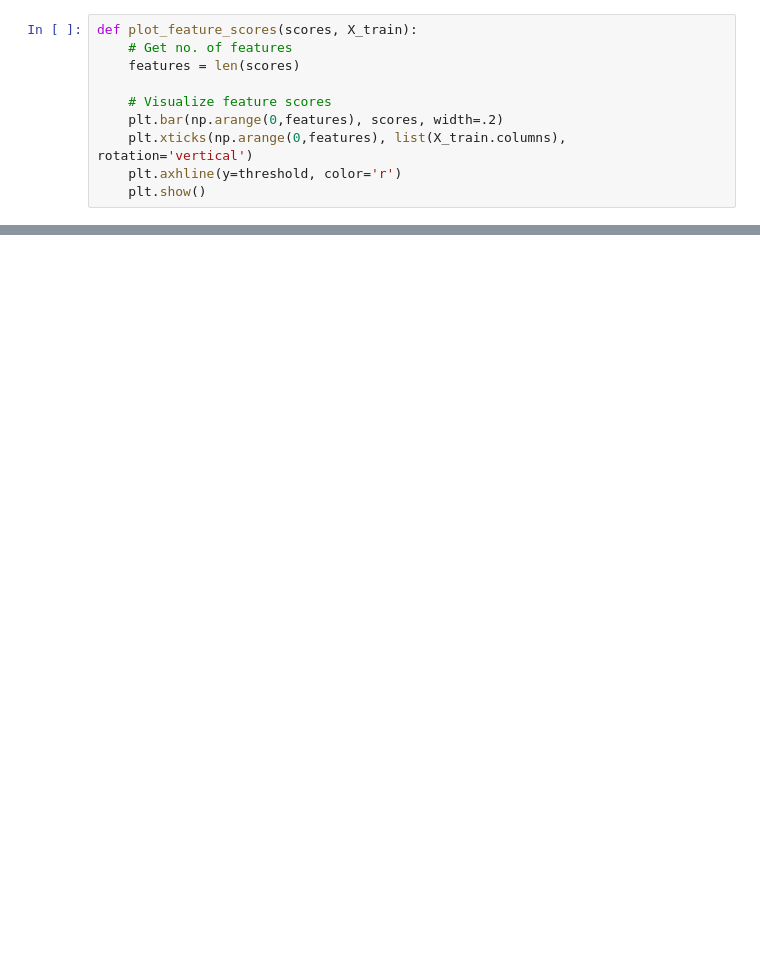
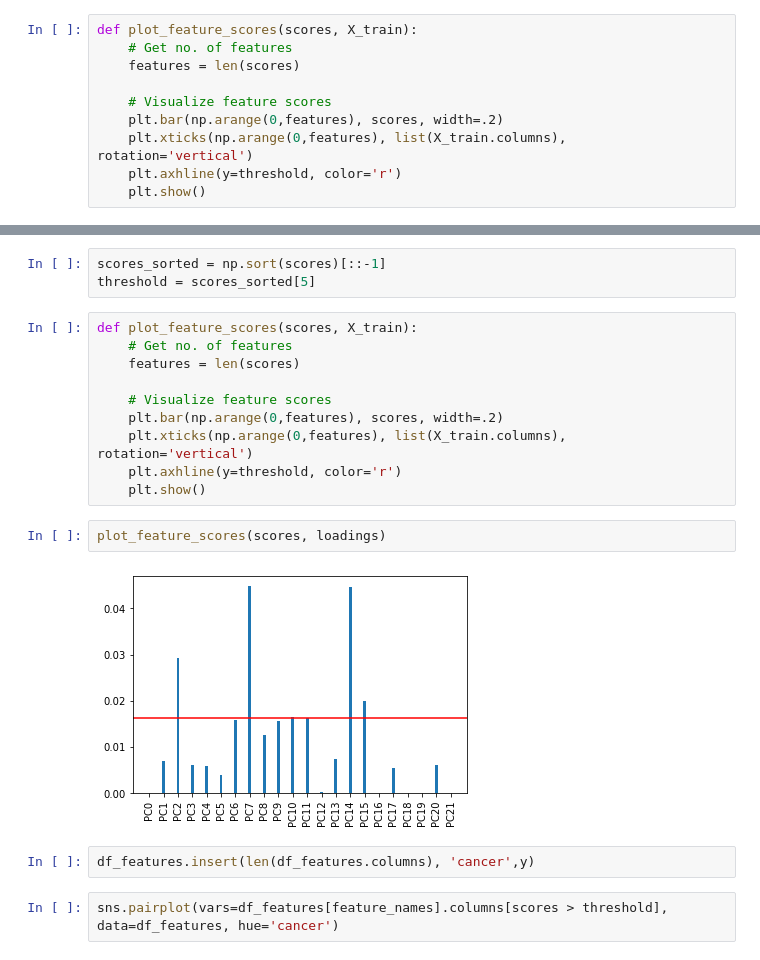
Before and after one commit to julielhagen/First-Year-Project, a Jupyter notebook: pyScripts/Feature selection.ipynb, the cells around one changed output, grey strips where cells are left out. Drawn from its saved outputs; the diff is of its cells as text; blank space fills up the shorter version.

```diff
--- a/pyScripts/Feature selection.ipynb
+++ b/pyScripts/Feature selection.ipynb
@@ -46,0 +102,21 @@ plot_feature_scores(scores, X_train)
+# %%
+scores_sorted = np.sort(scores)[::-1]
+threshold = scores_sorted[5]
+# %%
+def plot_feature_scores(scores, X_train):
+    # Get no. of features
+    features = len(scores)
+
+    # Visualize feature scores
+    plt.bar(np.arange(0,features), scores, width=.2)
+    plt.xticks(np.arange(0,features), list(X_train.columns), rotation='vertical')
+    plt.axhline(y=threshold, color='r')
+    plt.show()
+# %%
+plot_feature_scores(scores, loadings)
+# %% [output]
+[figure, added]
+# %%
+df_features.insert(len(df_features.columns), 'cancer',y)
+# %%
+sns.pairplot(vars=df_features[feature_names].columns[scores > threshold], data=df_features, hue='cancer')
```
Also changed, not shown: parts of 11 cells of this notebook, 5 other files.
